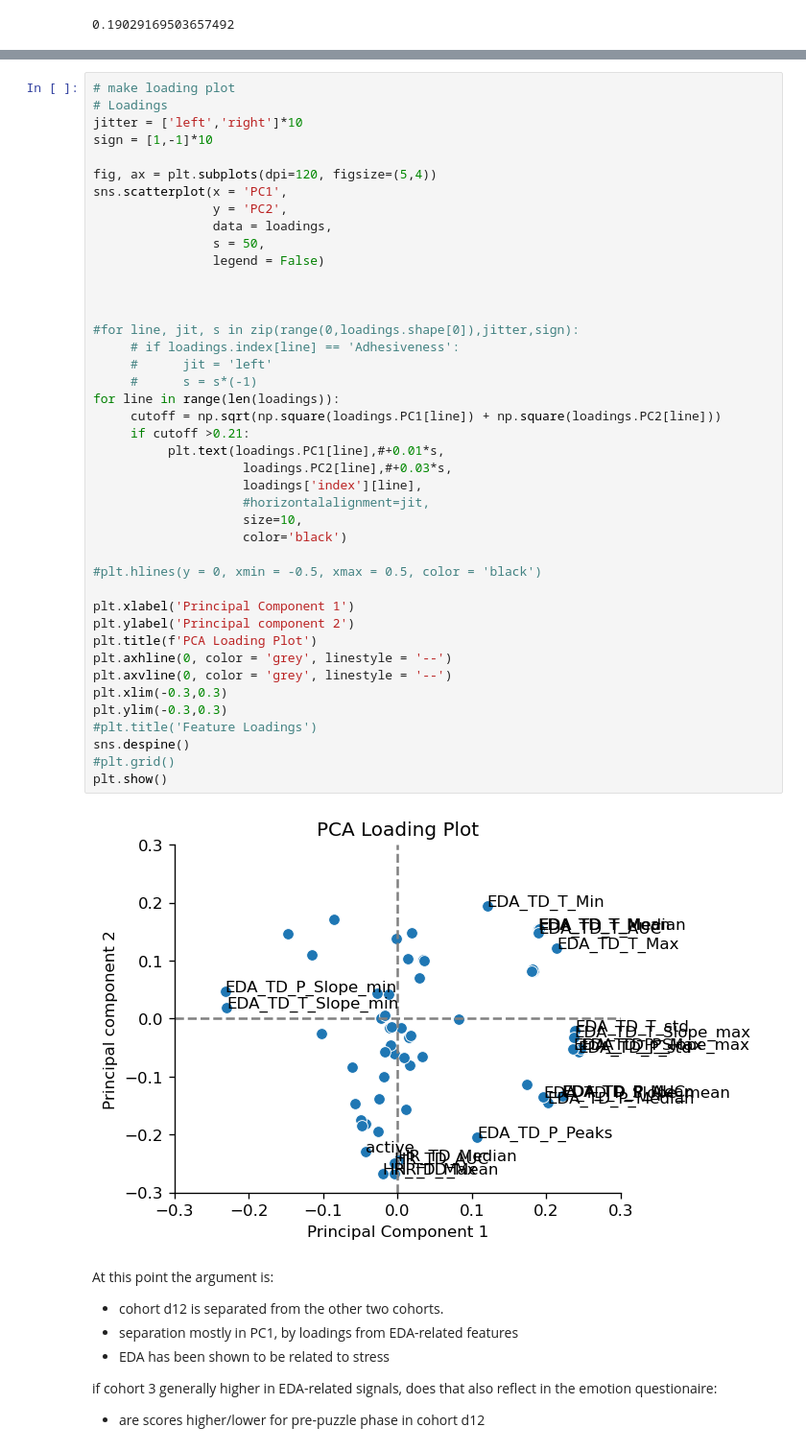
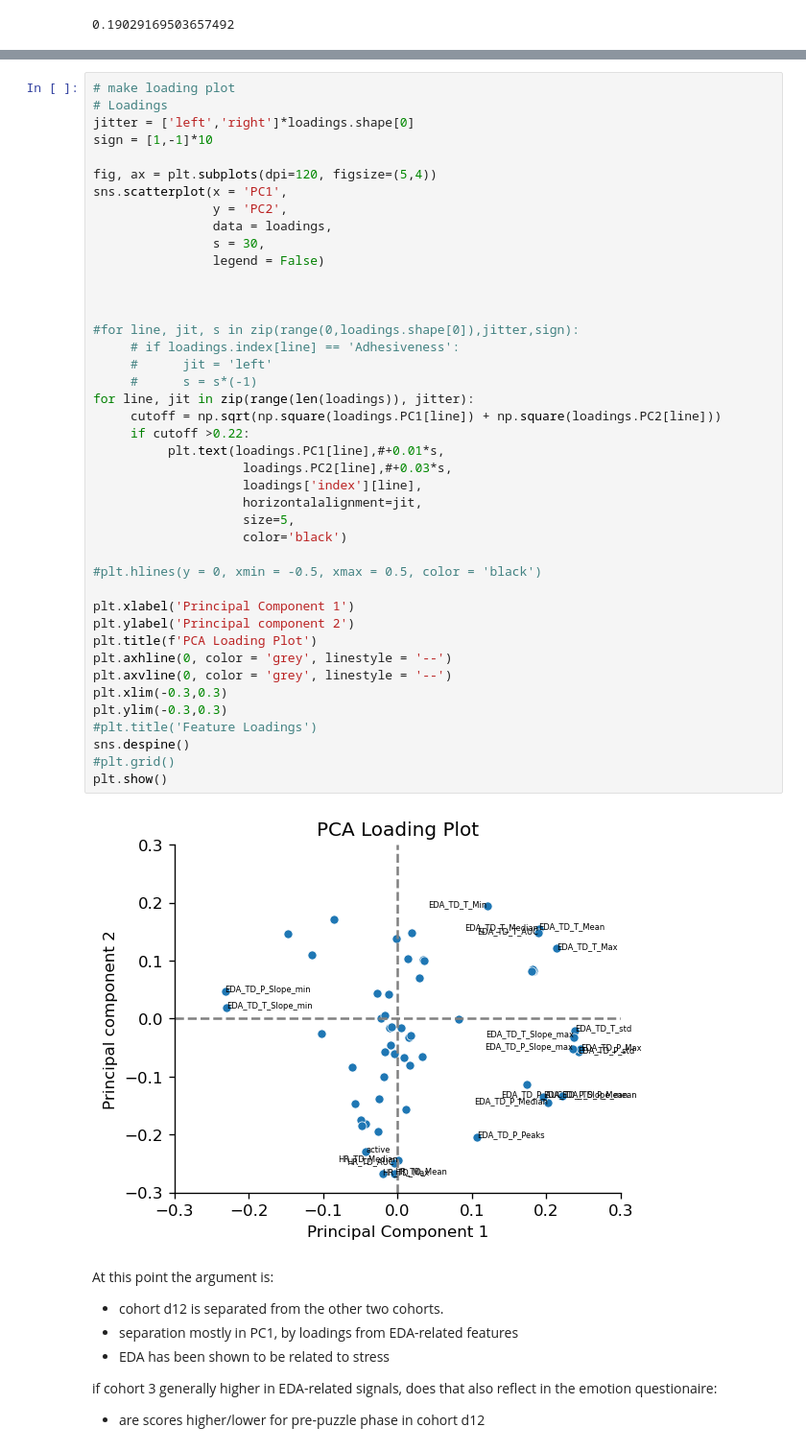
Before and after one commit to Zzanis/Case_1, a Jupyter notebook: case2_explore_Adomas.ipynb, the cells around one changed output, grey strips where cells are left out. Shown at 96% size. Cells and saved outputs as stored; diff of their text form.

Commit message:
loading plot done

```diff
--- a/case2_explore_Adomas.ipynb
+++ b/case2_explore_Adomas.ipynb
@@ -190,47 +211,47 @@ np.sqrt(np.square(loadings.PC1[line]) + np.square(loadings.PC2[line]))
 # %%
 # make loading plot
 # Loadings
-jitter = ['left','right']*10
+jitter = ['left','right']*loadings.shape[0]
 sign = [1,-1]*10
 
 fig, ax = plt.subplots(dpi=120, figsize=(5,4))
 sns.scatterplot(x = 'PC1',
                 y = 'PC2',
                 data = loadings,
-                s = 50,
+                s = 30,
                 legend = False)
 
 
 
 #for line, jit, s in zip(range(0,loadings.shape[0]),jitter,sign):
      # if loadings.index[line] == 'Adhesiveness':
      #      jit = 'left'
      #      s = s*(-1)
-for line in range(len(loadings)):
+for line, jit in zip(range(len(loadings)), jitter):
      cutoff = np.sqrt(np.square(loadings.PC1[line]) + np.square(loadings.PC2[line]))
-     if cutoff >0.21:
+     if cutoff >0.22:
           plt.text(loadings.PC1[line],#+0.01*s,
                     loadings.PC2[line],#+0.03*s,
                     loadings['index'][line],
-                    #horizontalalignment=jit,
-                    size=10,
+                    horizontalalignment=jit,
+                    size=5,
                     color='black')
 
 #plt.hlines(y = 0, xmin = -0.5, xmax = 0.5, color = 'black')
 
 plt.xlabel('Principal Component 1')
 plt.ylabel('Principal component 2')
 plt.title(f'PCA Loading Plot')
 plt.axhline(0, color = 'grey', linestyle = '--')
 plt.axvline(0, color = 'grey', linestyle = '--')
 plt.xlim(-0.3,0.3)
 plt.ylim(-0.3,0.3)
 #plt.title('Feature Loadings')
 sns.despine()
 #plt.grid()
 plt.show()
 # %% [output]
-[figure, old version]
+[figure, new version]
 # %% [markdown]
 At this point the argument is:
 
```
Also changed, not shown: parts of 1 cell of this notebook, 1 other file.
